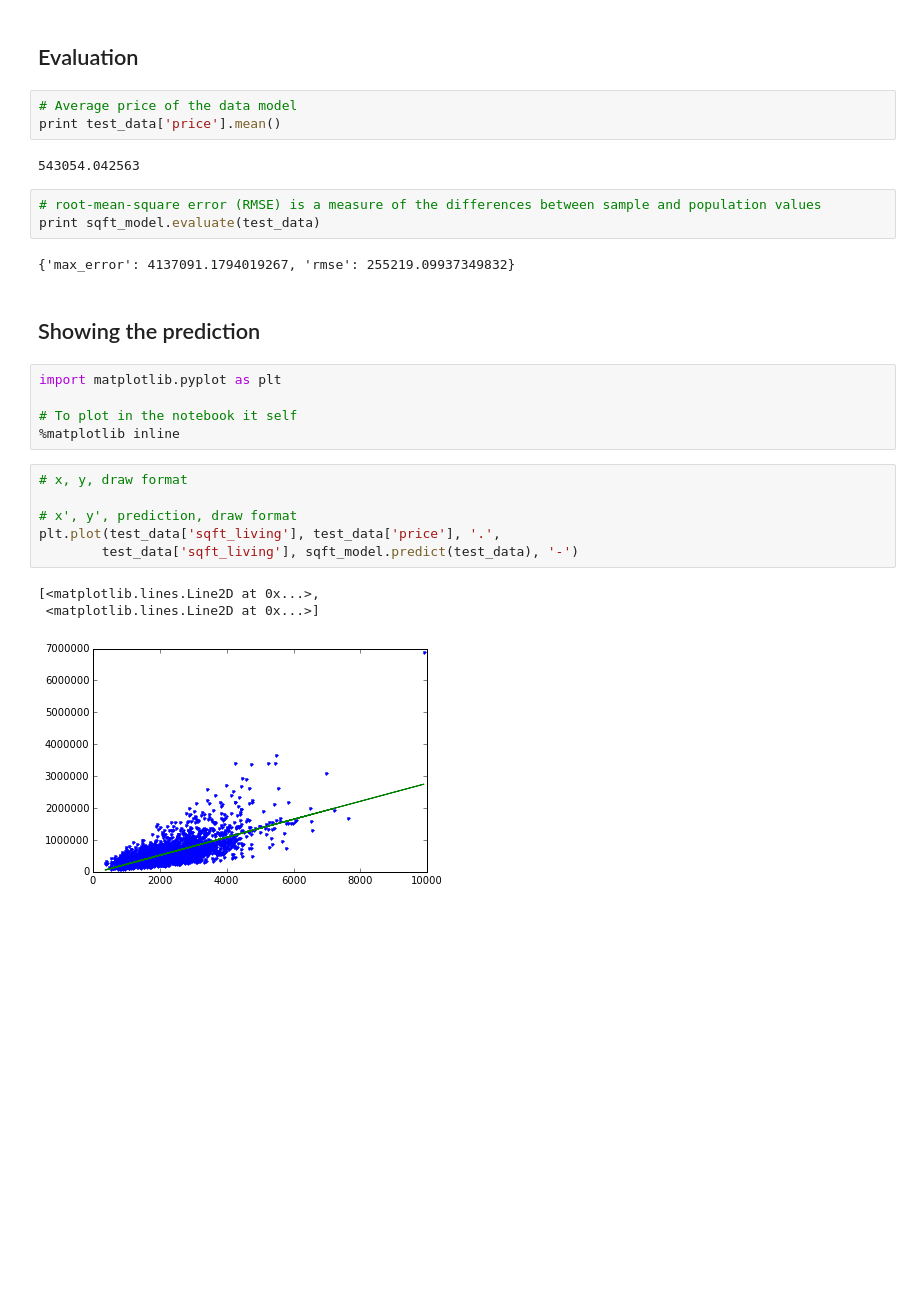
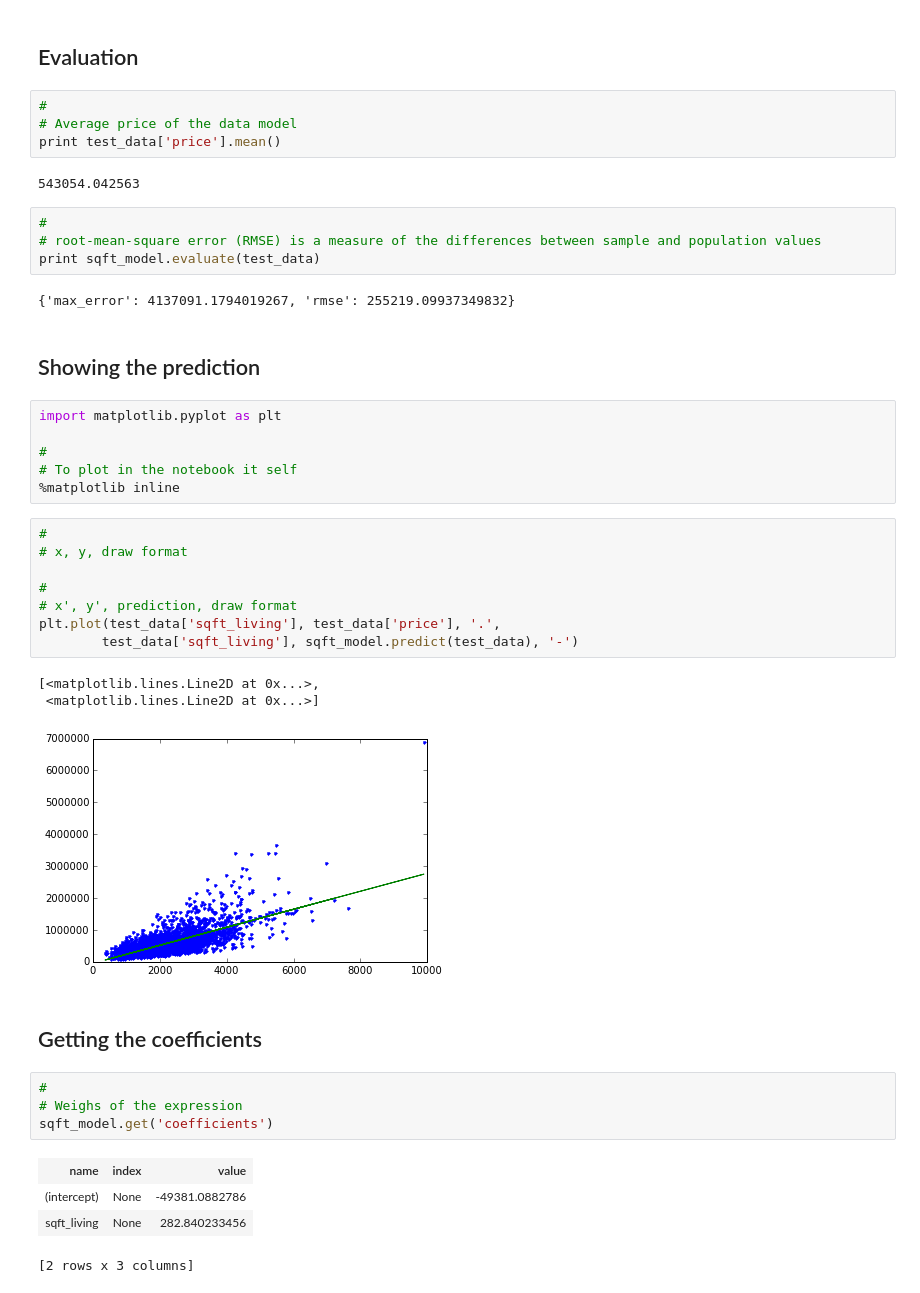
Before and after one commit to cottalucas/ML, a Jupyter notebook: Price Prediction/Predict House Prices.ipynb, the cells around one changed output. Cells and saved outputs as stored; diff of their text form; blank space fills up the shorter version.

```diff
--- a/Price Prediction/Predict House Prices.ipynb
+++ b/Price Prediction/Predict House Prices.ipynb
@@ -89,11 +93,13 @@ PROGRESS: +-----------+----------+--------------+--------------------+----------
 # %% [markdown]
 ## Evaluation
 # %%
+#
 # Average price of the data model
 print test_data['price'].mean()
 # %% [output]
 543054.042563
 # %%
+#
 # root-mean-square error (RMSE) is a measure of the differences between sample and population values
 print sqft_model.evaluate(test_data)
 # %% [output]
@@ -103,11 +109,14 @@ print sqft_model.evaluate(test_data)
 # %%
 import matplotlib.pyplot as plt
 
+#
 # To plot in the notebook it self
 %matplotlib inline
 # %%
+#
 # x, y, draw format
 
+#
 # x', y', prediction, draw format
 plt.plot(test_data['sqft_living'], test_data['price'], '.',
         test_data['sqft_living'], sqft_model.predict(test_data), '-')
@@ -115,3 +124,14 @@ plt.plot(test_data['sqft_living'], test_data['price'], '.',
 [<matplotlib.lines.Line2D at 0x...>,
  <matplotlib.lines.Line2D at 0x...>]
 [figure]
+# %% [markdown]
+## Getting the coefficients
+# %%
+#
+# Weighs of the expression
+sqft_model.get('coefficients')
+# %% [output]
+| name | index | value |
+| (intercept) | None | -49381.0882786 |
+| sqft_living | None | 282.840233456 |
+[2 rows x 3 columns]
```
Also changed, not shown: parts of 26 cells of this notebook, 1 other file.
